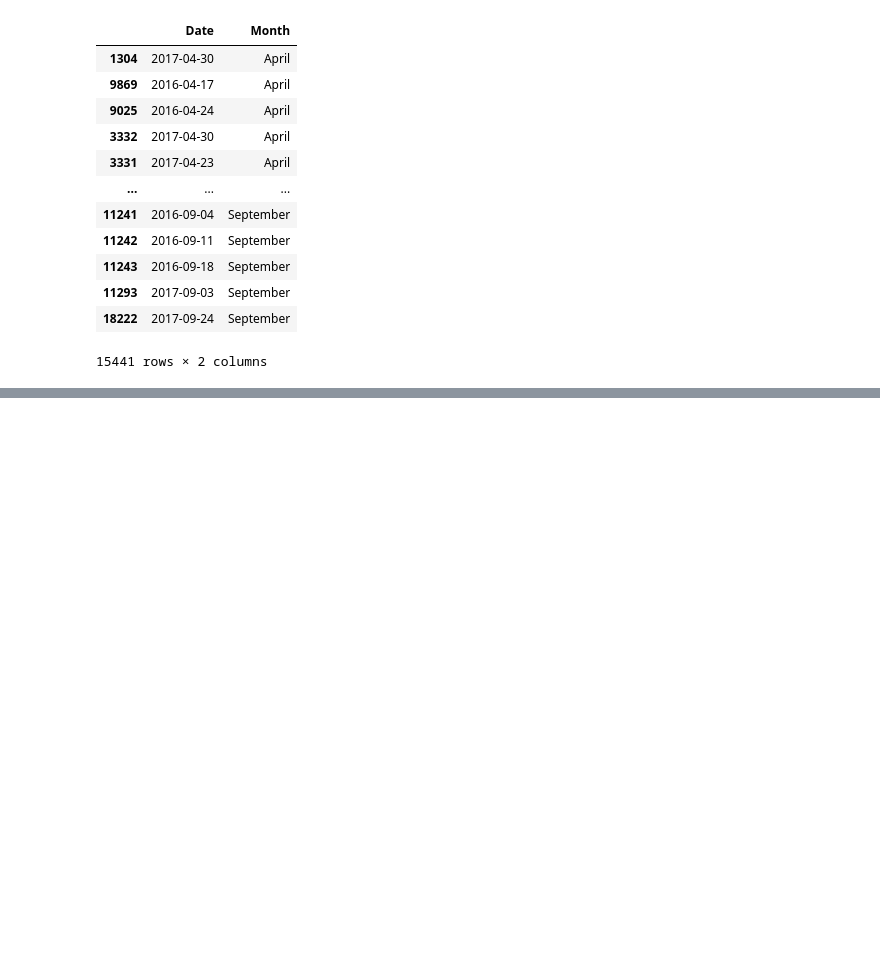
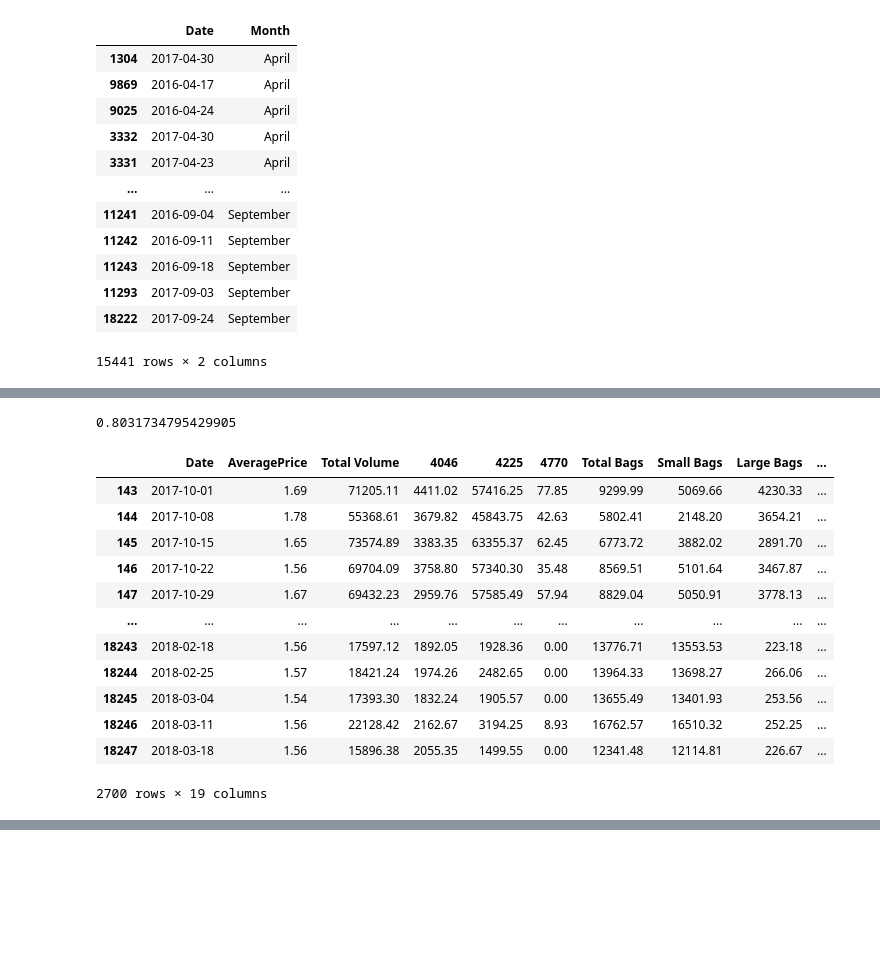
Before and after one commit to maxzixiaoxu/AvocadoTimeSeries, a Jupyter notebook: hw8.ipynb, the cells around one changed output, grey strips where cells are left out. Drawn from its saved outputs; the diff is of its cells as text; code cells hidden in the pictures; blank space fills up the shorter version.

```diff
--- a/hw8.ipynb
+++ b/hw8.ipynb
@@ -693,0 +717,26 @@ Ellipsis
+# %%
+#from lecture
+def create_past_feature(df, orig_feature, lag, groupby_cols):
+    """Creates a new df with a new feature that's a lagged version of the original, where lag is an int.
+    df: DataFrame
+    orig_feature: str - the original feature to lag
+    lag: int - the number of periods to lag
+    groupby_cols: list - list of column names to group by (e.g., ['Location', 'Type'])
+    """
+    new_df = df.copy()
+    new_feature_name = "%s_lag%d" % (orig_feature, lag)
+    new_df[new_feature_name] = np.nan
+
+    # Grouping by multiple columns
+    for group_vals, df_group in new_df.groupby(groupby_cols):
+        # Each group (defined by the combination of groupby columns) is its own time series
+        new_df.loc[df_group.index[lag:], new_feature_name] = df_group.iloc[:-lag][orig_feature].values
+
+    return new_df
+# %%
+train_df = create_past_feature(train_df, "AveragePrice", 1, ['region', 'type'])
+test_df = create_past_feature(test_df, "AveragePrice", 1, ['region', 'type'])
+train_df = create_past_feature(train_df, "AveragePrice", 2, ['region', 'type'])
+test_df = create_past_feature(test_df, "AveragePrice", 2, ['region', 'type'])
+train_df = create_past_feature(train_df, "AveragePrice", 3, ['region', 'type'])
+test_df = create_past_feature(test_df, "AveragePrice", 3, ['region', 'type'])
@@ -693,0 +779,23 @@ Ellipsis
+# %%
+lr_pipe = make_pipeline(preprocessor, Ridge(max_iter = 1000))
+lr_pipe.fit(train_df, y_train)
+test_r2 = r2_score(y_test, lr_pipe.predict(test_df))
+test_r2
+# %% [output]
+0.8031734795429905
+# %%
+test_df
+# %% [output]
+|  | Date | AveragePrice | Total Volume | 4046 | 4225 | 4770 | Total Bags | Small Bags | Large Bags | ... |
+| 143 | 2017-10-01 | 1.69 | 71205.11 | 4411.02 | 57416.25 | 77.85 | 9299.99 | 5069.66 | 4230.33 | ... |
+| 144 | 2017-10-08 | 1.78 | 55368.61 | 3679.82 | 45843.75 | 42.63 | 5802.41 | 2148.20 | 3654.21 | ... |
+| 145 | 2017-10-15 | 1.65 | 73574.89 | 3383.35 | 63355.37 | 62.45 | 6773.72 | 3882.02 | 2891.70 | ... |
+| 146 | 2017-10-22 | 1.56 | 69704.09 | 3758.80 | 57340.30 | 35.48 | 8569.51 | 5101.64 | 3467.87 | ... |
+| 147 | 2017-10-29 | 1.67 | 69432.23 | 2959.76 | 57585.49 | 57.94 | 8829.04 | 5050.91 | 3778.13 | ... |
+| ... | ... | ... | ... | ... | ... | ... | ... | ... | ... | ... |
+| 18243 | 2018-02-18 | 1.56 | 17597.12 | 1892.05 | 1928.36 | 0.00 | 13776.71 | 13553.53 | 223.18 | ... |
+| 18244 | 2018-02-25 | 1.57 | 18421.24 | 1974.26 | 2482.65 | 0.00 | 13964.33 | 13698.27 | 266.06 | ... |
+| 18245 | 2018-03-04 | 1.54 | 17393.30 | 1832.24 | 1905.57 | 0.00 | 13655.49 | 13401.93 | 253.56 | ... |
+| 18246 | 2018-03-11 | 1.56 | 22128.42 | 2162.67 | 3194.25 | 8.93 | 16762.57 | 16510.32 | 252.25 | ... |
+| 18247 | 2018-03-18 | 1.56 | 15896.38 | 2055.35 | 1499.55 | 0.00 | 12341.48 | 12114.81 | 226.67 | ... |
+2700 rows × 19 columns
```
Also changed, not shown: parts of 22 cells of this notebook.
